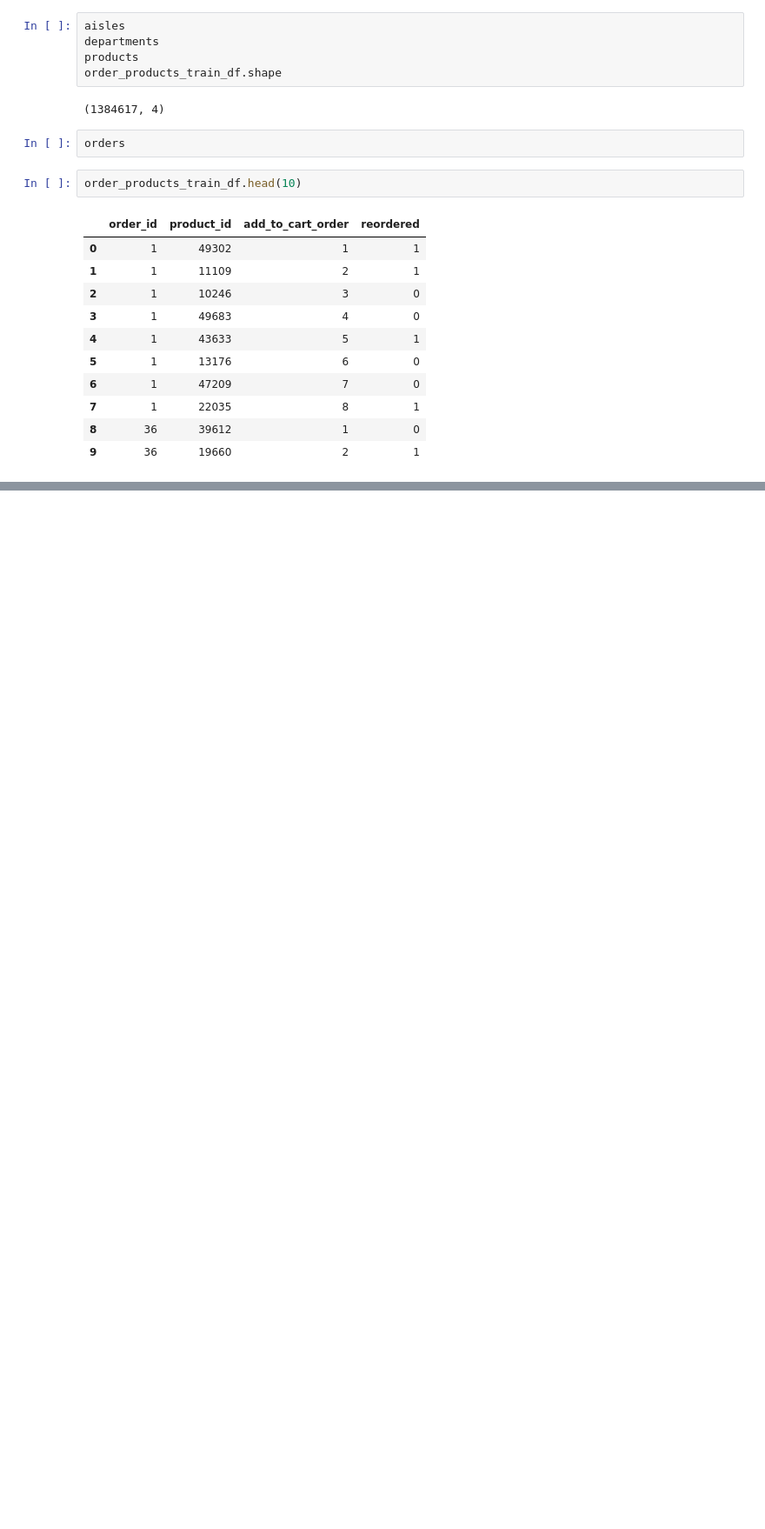
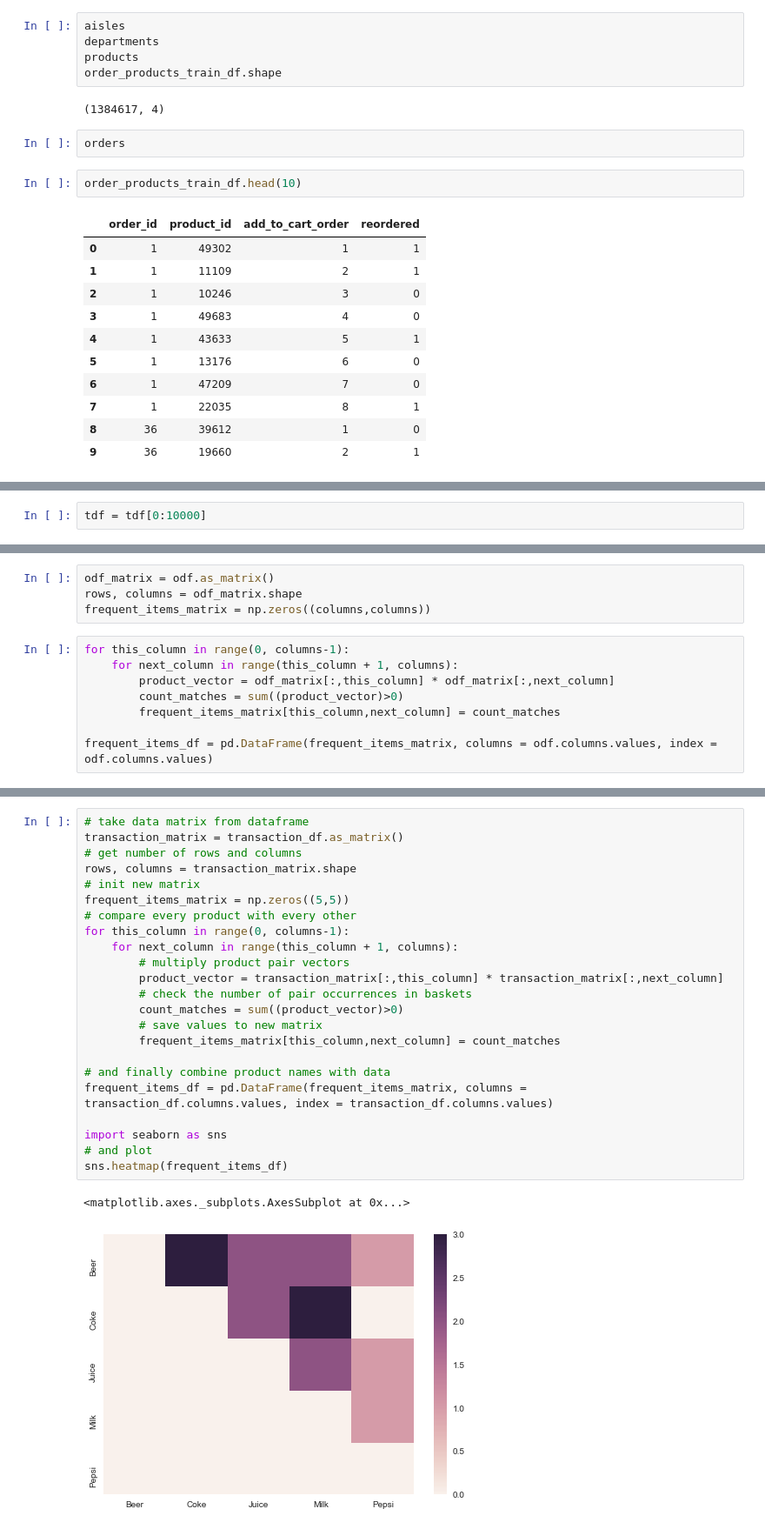
Before and after one commit to matt-negrin/instacart, a Jupyter notebook: scratch.ipynb, the cells around one changed output, grey strips where cells are left out. Shown at 87% size. Drawn from its saved outputs; the diff is of its cells as text; blank space fills up the shorter version.

```diff
--- a/scratch.ipynb
+++ b/scratch.ipynb
@@ -144,0 +201,2 @@ order_products_train_df.head(10)
+# %%
+tdf = tdf[0:10000]
@@ -144,0 +223,12 @@ order_products_train_df.head(10)
+# %%
+odf_matrix = odf.as_matrix()
+rows, columns = odf_matrix.shape
+frequent_items_matrix = np.zeros((columns,columns))
+# %%
+for this_column in range(0, columns-1):
+    for next_column in range(this_column + 1, columns):
+        product_vector = odf_matrix[:,this_column] * odf_matrix[:,next_column]
+        count_matches = sum((product_vector)>0)
+        frequent_items_matrix[this_column,next_column] = count_matches
+
+frequent_items_df = pd.DataFrame(frequent_items_matrix, columns = odf.columns.values, index = odf.columns.values)
@@ -144,0 +253,26 @@ order_products_train_df.head(10)
+# %%
+# take data matrix from dataframe
+transaction_matrix = transaction_df.as_matrix()
+# get number of rows and columns
+rows, columns = transaction_matrix.shape
+# init new matrix
+frequent_items_matrix = np.zeros((5,5))
+# compare every product with every other
+for this_column in range(0, columns-1):
+    for next_column in range(this_column + 1, columns):
+        # multiply product pair vectors
+        product_vector = transaction_matrix[:,this_column] * transaction_matrix[:,next_column]
+        # check the number of pair occurrences in baskets
+        count_matches = sum((product_vector)>0)
+        # save values to new matrix
+        frequent_items_matrix[this_column,next_column] = count_matches
+
+# and finally combine product names with data
+frequent_items_df = pd.DataFrame(frequent_items_matrix, columns = transaction_df.columns.values, index = transaction_df.columns.values)
+
+import seaborn as sns
+# and plot
+sns.heatmap(frequent_items_df)
+# %% [output]
+<matplotlib.axes._subplots.AxesSubplot at 0x...>
+[figure, added]
```
Also changed, not shown: parts of 21 cells of this notebook.
